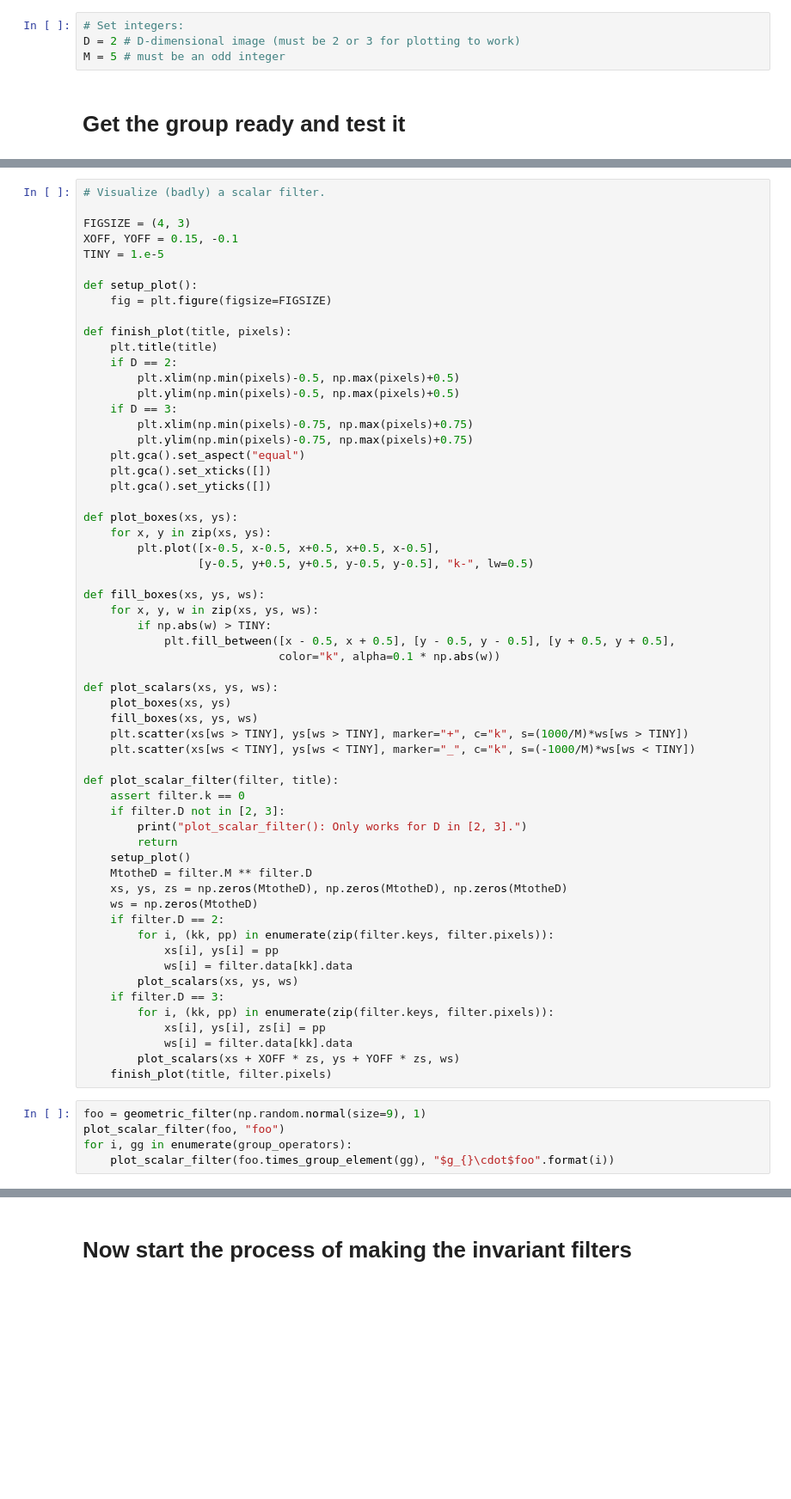
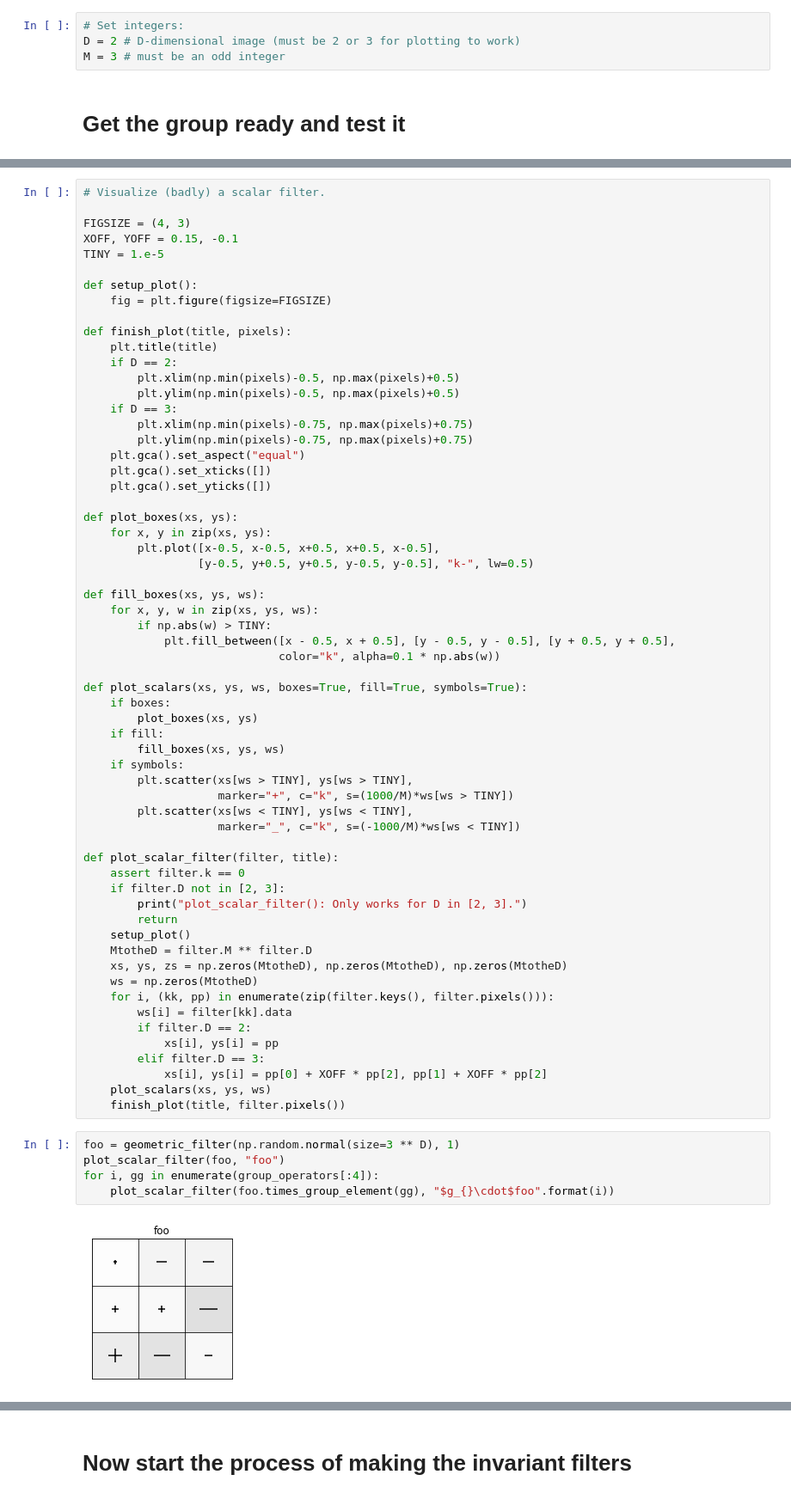
Before and after one commit to davidwhogg/GeometricConvolutions, a Jupyter notebook: ipynb/group_averaging.ipynb, the cells around one changed output, grey strips where cells are left out. Shown: that part at 86% size. Saved outputs shown, nothing was run; the diff lists cells and outputs as text; blank space fills up the shorter version.

```diff
--- a/ipynb/group_averaging.ipynb
+++ b/ipynb/group_averaging.ipynb
@@ -28,7 +27,7 @@ import scipy.signal as sig
 # %%
 # Set integers:
 D = 2 # D-dimensional image (must be 2 or 3 for plotting to work)
-M = 5 # must be an odd integer
+M = 3 # must be an odd integer
 # %% [markdown]
 # Get the group ready and test it
 # %%
@@ -220,11 +309,16 @@ def fill_boxes(xs, ys, ws):
             plt.fill_between([x - 0.5, x + 0.5], [y - 0.5, y - 0.5], [y + 0.5, y + 0.5],
                              color="k", alpha=0.1 * np.abs(w))
 
-def plot_scalars(xs, ys, ws):
-    plot_boxes(xs, ys)
-    fill_boxes(xs, ys, ws)
-    plt.scatter(xs[ws > TINY], ys[ws > TINY], marker="+", c="k", s=(1000/M)*ws[ws > TINY])
-    plt.scatter(xs[ws < TINY], ys[ws < TINY], marker="_", c="k", s=(-1000/M)*ws[ws < TINY])
+def plot_scalars(xs, ys, ws, boxes=True, fill=True, symbols=True):
+    if boxes:
+        plot_boxes(xs, ys)
+    if fill:
+        fill_boxes(xs, ys, ws)
+    if symbols:
+        plt.scatter(xs[ws > TINY], ys[ws > TINY],
+                    marker="+", c="k", s=(1000/M)*ws[ws > TINY])
+        plt.scatter(xs[ws < TINY], ys[ws < TINY],
+                    marker="_", c="k", s=(-1000/M)*ws[ws < TINY])
 
 def plot_scalar_filter(filter, title):
     assert filter.k == 0
@@ -235,19 +329,18 @@ def plot_scalar_filter(filter, title):
     MtotheD = filter.M ** filter.D
     xs, ys, zs = np.zeros(MtotheD), np.zeros(MtotheD), np.zeros(MtotheD)
     ws = np.zeros(MtotheD)
-    if filter.D == 2:
-        for i, (kk, pp) in enumerate(zip(filter.keys, filter.pixels)):
+    for i, (kk, pp) in enumerate(zip(filter.keys(), filter.pixels())):
+        ws[i] = filter[kk].data
+        if filter.D == 2:
             xs[i], ys[i] = pp
-            ws[i] = filter.data[kk].data
-        plot_scalars(xs, ys, ws)
-    if filter.D == 3:
-        for i, (kk, pp) in enumerate(zip(filter.keys, filter.pixels)):
-            xs[i], ys[i], zs[i] = pp
-            ws[i] = filter.data[kk].data
-        plot_scalars(xs + XOFF * zs, ys + YOFF * zs, ws)
-    finish_plot(title, filter.pixels)
+        elif filter.D == 3:
+            xs[i], ys[i] = pp[0] + XOFF * pp[2], pp[1] + XOFF * pp[2]
+    plot_scalars(xs, ys, ws)
+    finish_plot(title, filter.pixels())
 # %%
-foo = geometric_filter(np.random.normal(size=9), 1)
+foo = geometric_filter(np.random.normal(size=3 ** D), 1)
 plot_scalar_filter(foo, "foo")
-for i, gg in enumerate(group_operators):
+for i, gg in enumerate(group_operators[:4]):
     plot_scalar_filter(foo.times_group_element(gg), "$g_{}\cdot$foo".format(i))
+# %% [output]
+[figure, added]
```
Also changed, not shown: parts of 47 cells of this notebook.
